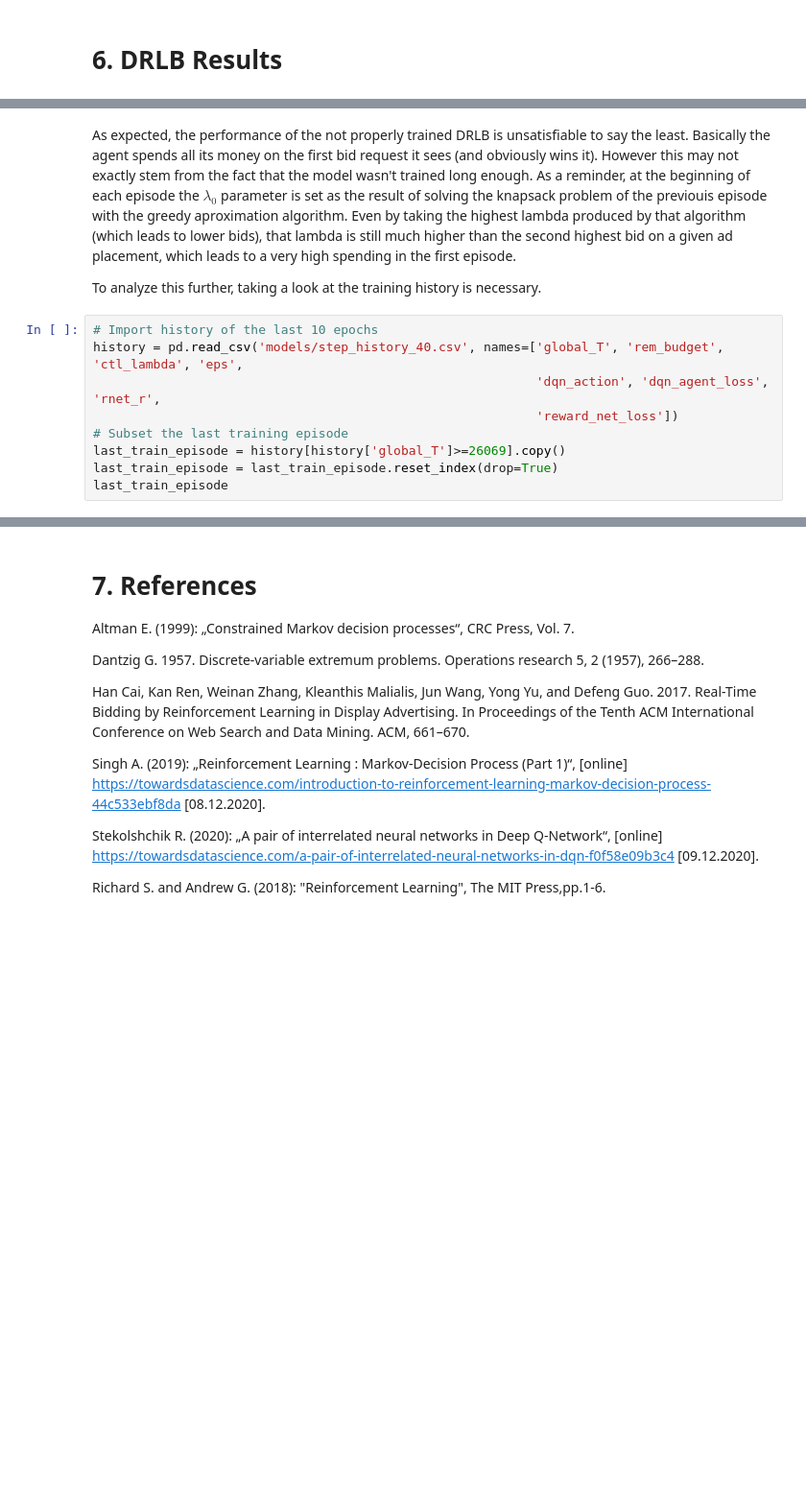
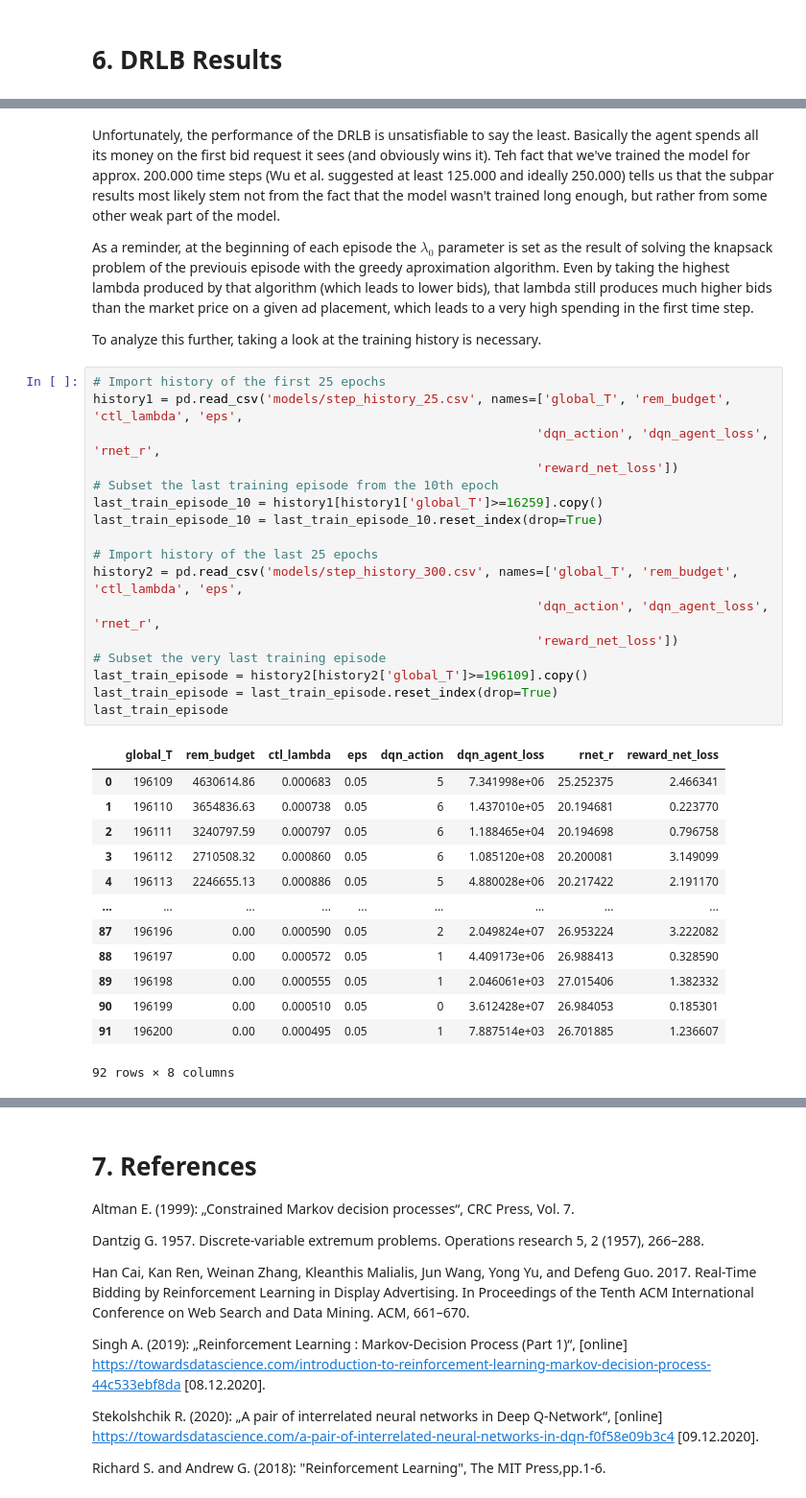
Before and after one commit to aynetdia/Budget_Constrained_Bidding, a Jupyter notebook: Tutorial.ipynb, the cells around one changed output, grey strips where cells are left out. Shown at 96% size. Cells and saved outputs as stored; diff of their text form; blank space fills up the shorter version.

```diff
--- a/Tutorial.ipynb
+++ b/Tutorial.ipynb
@@ -751,16 +880,40 @@ env.close()
 # %% [markdown]
-As expected, the performance of the not properly trained DRLB is unsatisfiable to say the least. Basically the agent spends all its money on the first bid request it sees (and obviously wins it). However this may not exactly stem from the fact that the model wasn't trained long enough. As a reminder, at the beginning of each episode the $\lambda_0$ parameter is set as the result of solving the knapsack problem of the previouis episode with the greedy aproximation algorithm. Even by taking the highest lambda produced by that algorithm (which leads to lower bids), that lambda is still much higher than the second highest bid on a given ad placement, which leads to a very high spending in the first episode.
+Unfortunately, the performance of the DRLB is unsatisfiable to say the least. Basically the agent spends all its money on the first bid request it sees (and obviously wins it). Teh fact that we've trained the model for approx. 200.000 time steps (Wu et al. suggested at least 125.000 and ideally 250.000) tells us that the subpar results most likely stem not from the fact that the model wasn't trained long enough, but rather from some other weak part of the model.
+
+As a reminder, at the beginning of each episode the $\lambda_0$ parameter is set as the result of solving the knapsack problem of the previouis episode with the greedy aproximation algorithm. Even by taking the highest lambda produced by that algorithm (which leads to lower bids), that lambda still produces much higher bids than the market price on a given ad placement, which leads to a very high spending in the first time step.
 
 To analyze this further, taking a look at the training history is necessary.
 # %%
-# Import history of the last 10 epochs
-history = pd.read_csv('models/step_history_40.csv', names=['global_T', 'rem_budget', 'ctl_lambda', 'eps',
+# Import history of the first 25 epochs
+history1 = pd.read_csv('models/step_history_25.csv', names=['global_T', 'rem_budget', 'ctl_lambda', 'eps',
                                                            'dqn_action', 'dqn_agent_loss', 'rnet_r',
                                                            'reward_net_loss'])
-# Subset the last training episode
-last_train_episode = history[history['global_T']>=26069].copy()
+# Subset the last training episode from the 10th epoch
+last_train_episode_10 = history1[history1['global_T']>=16259].copy()
+last_train_episode_10 = last_train_episode_10.reset_index(drop=True)
+
+# Import history of the last 25 epochs
+history2 = pd.read_csv('models/step_history_300.csv', names=['global_T', 'rem_budget', 'ctl_lambda', 'eps',
+                                                           'dqn_action', 'dqn_agent_loss', 'rnet_r',
+                                                           'reward_net_loss'])
+# Subset the very last training episode
+last_train_episode = history2[history2['global_T']>=196109].copy()
 last_train_episode = last_train_episode.reset_index(drop=True)
 last_train_episode
+# %% [output]
+|  | global_T | rem_budget | ctl_lambda | eps | dqn_action | dqn_agent_loss | rnet_r | reward_net_loss |
+| 0 | 196109 | 4630614.86 | 0.000683 | 0.05 | 5 | 7.341998e+06 | 25.252375 | 2.466341 |
+| 1 | 196110 | 3654836.63 | 0.000738 | 0.05 | 6 | 1.437010e+05 | 20.194681 | 0.223770 |
+| 2 | 196111 | 3240797.59 | 0.000797 | 0.05 | 6 | 1.188465e+04 | 20.194698 | 0.796758 |
+| 3 | 196112 | 2710508.32 | 0.000860 | 0.05 | 6 | 1.085120e+08 | 20.200081 | 3.149099 |
+| 4 | 196113 | 2246655.13 | 0.000886 | 0.05 | 5 | 4.880028e+06 | 20.217422 | 2.191170 |
+| ... | ... | ... | ... | ... | ... | ... | ... | ... |
+| 87 | 196196 | 0.00 | 0.000590 | 0.05 | 2 | 2.049824e+07 | 26.953224 | 3.222082 |
+| 88 | 196197 | 0.00 | 0.000572 | 0.05 | 1 | 4.409173e+06 | 26.988413 | 0.328590 |
+| 89 | 196198 | 0.00 | 0.000555 | 0.05 | 1 | 2.046061e+03 | 27.015406 | 1.382332 |
+| 90 | 196199 | 0.00 | 0.000510 | 0.05 | 0 | 3.612428e+07 | 26.984053 | 0.185301 |
+| 91 | 196200 | 0.00 | 0.000495 | 0.05 | 1 | 7.887514e+03 | 26.701885 | 1.236607 |
+92 rows × 8 columns
 # %%
 # Plot the budget spending at the last episode of training
 ax = last_train_episode['rem_budget'].head(50).plot()
```
Also changed, not shown: parts of 24 cells of this notebook, 7 other files.
